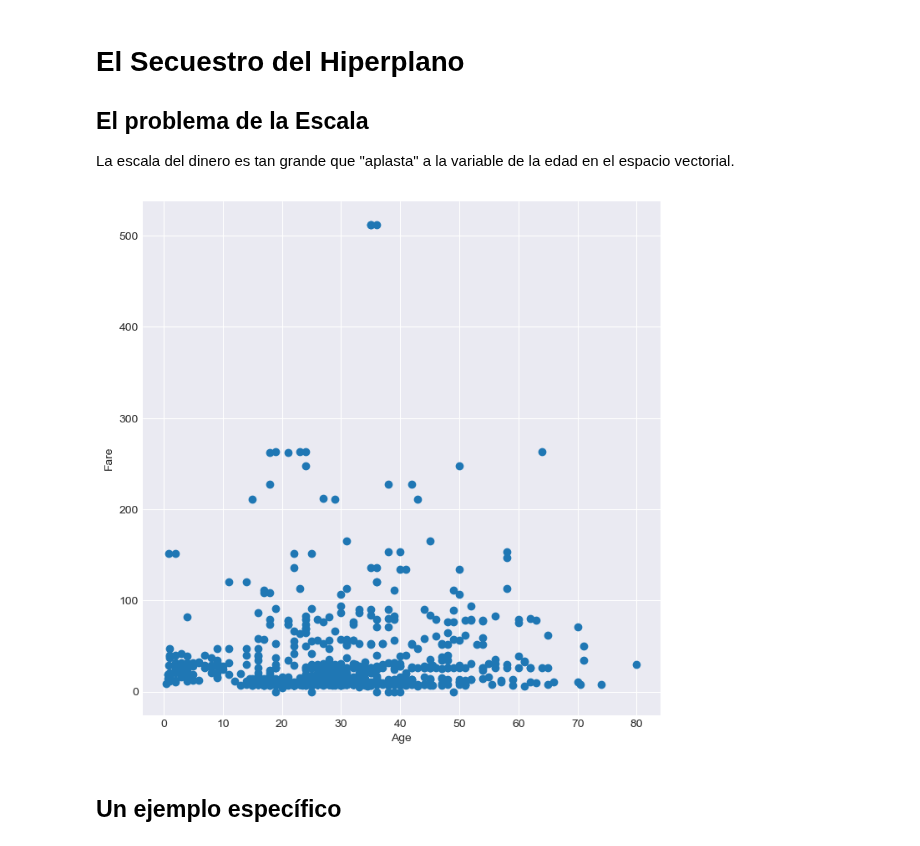
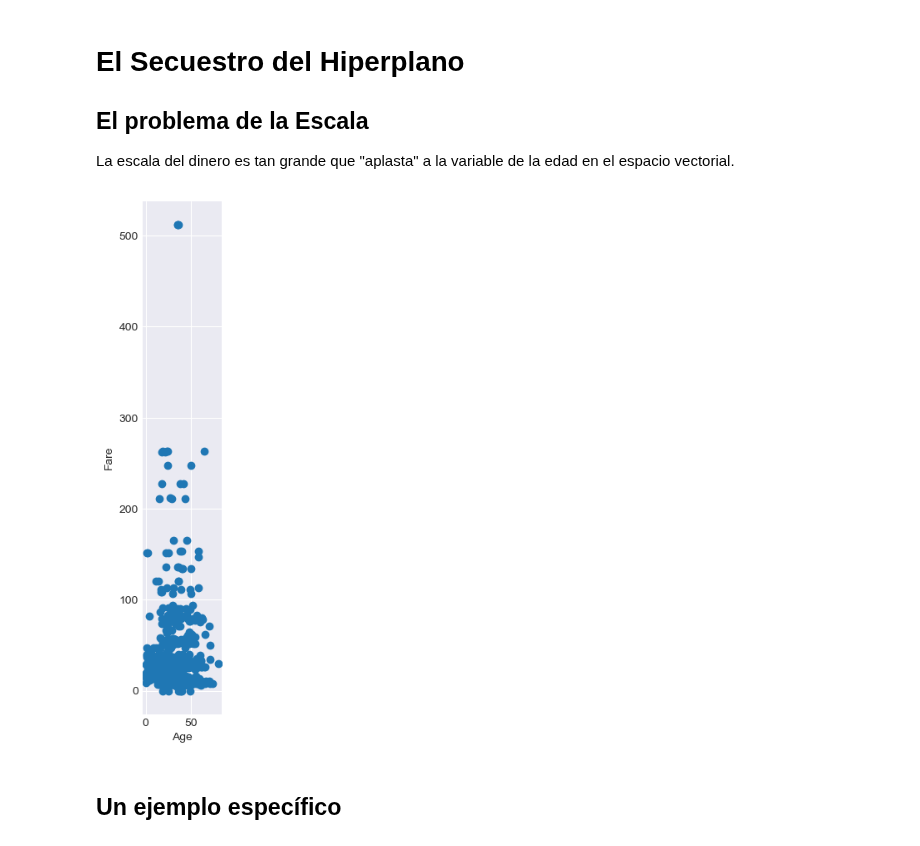
Before and after one commit to XimenaVargasGamez/MineriadeDatos, a Jupyter notebook: EntornoVirtual/Semana5/Activiades/05-DataGeometry_1.ipynb, the cells around one changed output. Cells and saved outputs as stored; diff of their text form; code cells hidden in the pictures.

```diff
--- a/EntornoVirtual/Semana5/Activiades/05-DataGeometry_1.ipynb
+++ b/EntornoVirtual/Semana5/Activiades/05-DataGeometry_1.ipynb
@@ -19,12 +19,12 @@ La escala del dinero es tan grande que "aplasta" a la variable de la edad en el
 # %%
 fig, ax = plt.subplots(figsize=(8, 8))
 ax.scatter(df["Age"], df["Fare"])
 ax.set_xlabel("Age")
 ax.set_ylabel("Fare")
-# ax.set_aspect("equal", adjustable="box") # Descomentemos esta línea
+ax.set_aspect("equal", adjustable="box") # Descomentemos esta línea
 plt.show()
 # %% [output]
-[figure, old version]
+[figure, new version]
 # %% [markdown]
 ## Un ejemplo específico
 # %%
```
Also changed, not shown: parts of 8 cells of this notebook.
